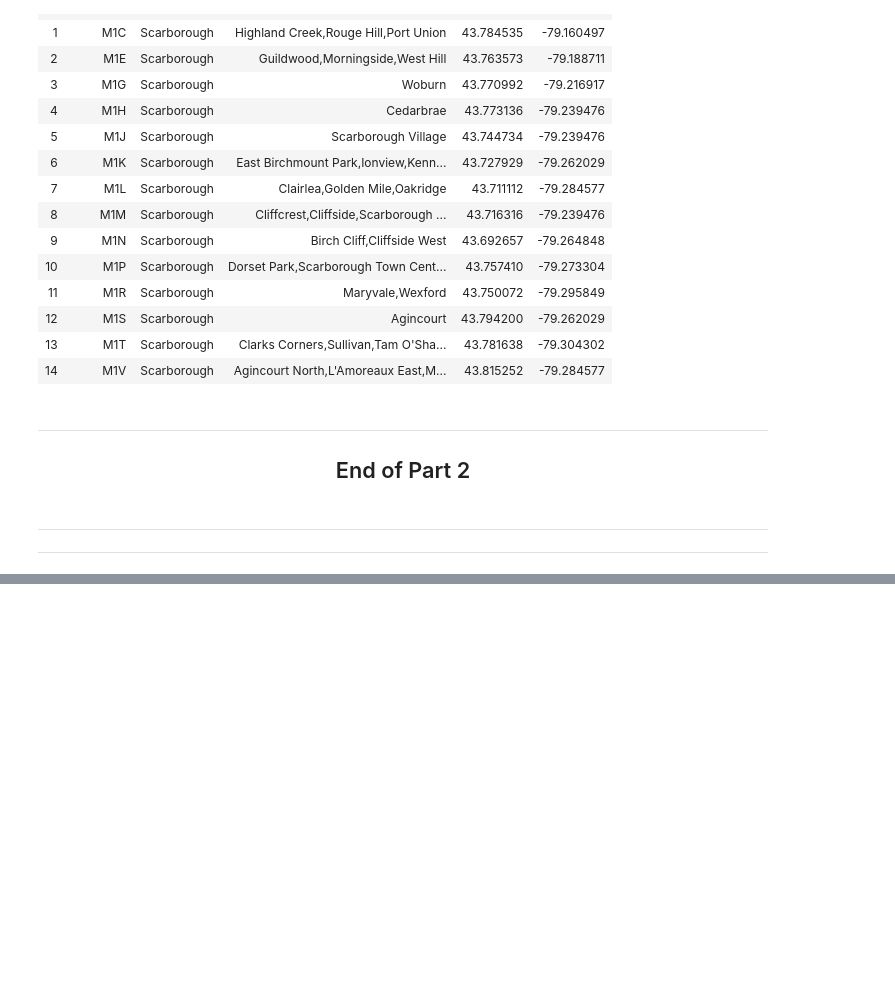
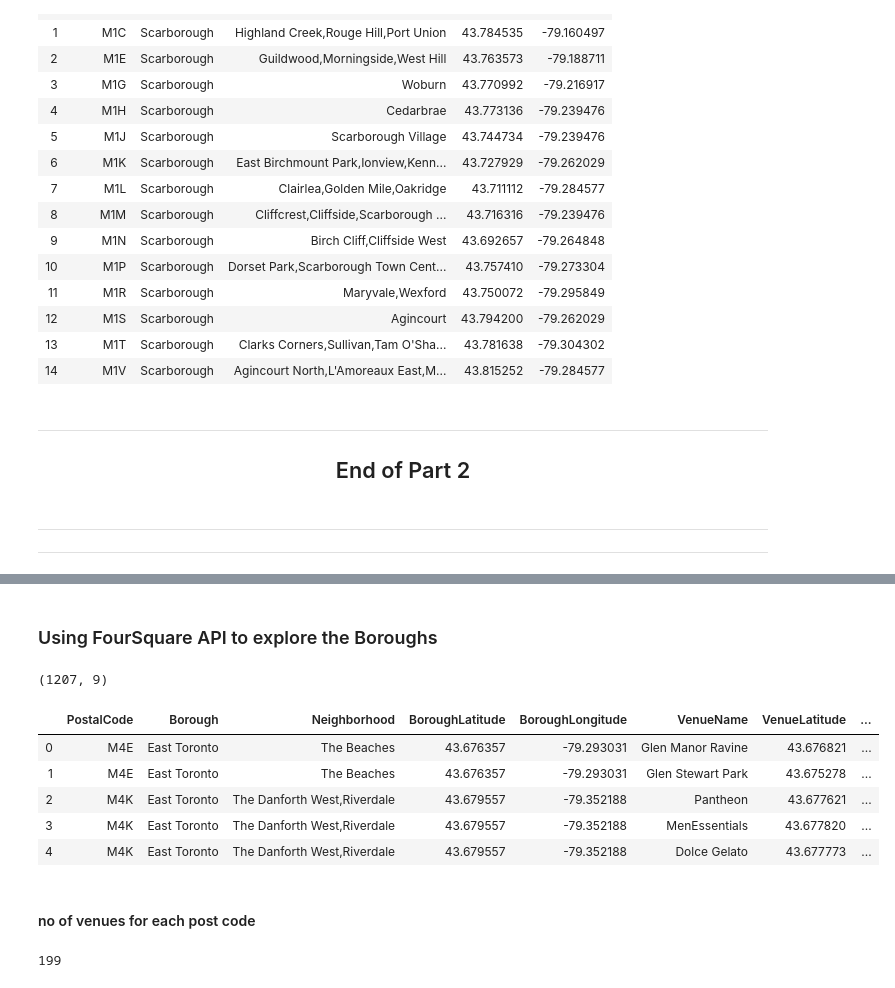
Before and after one commit to nrj101/Coursera_Capstone, a Jupyter notebook: Week-3 Toronto Neighborhoods.ipynb, the cells around one changed output, grey strips where cells are left out. Saved outputs shown, nothing was run; the diff lists cells and outputs as text; code cells hidden in the pictures; blank space fills up the shorter version.

```diff
--- a/Week-3 Toronto Neighborhoods.ipynb
+++ b/Week-3 Toronto Neighborhoods.ipynb
@@ -241,0 +265,5 @@ neighborhoods.head(15)
+# %%
+toronto_boroughs = ['East Toronto', 'Central Toronto', 'Downtown Toronto', 'West Toronto']
+toronto_df = neighborhoods[neighborhoods['Borough'].isin(toronto_boroughs)].reset_index(drop=True)
+print(toronto_df.shape)
+toronto_df.head()
@@ -241,0 +298,56 @@ neighborhoods.head(15)
+# %% [markdown]
+### Using FourSquare API to explore the Boroughs
+# %%
+CLIENT_ID = '1XFAKAXQ3VPCE0XGOYQUPLLMVNN4MAD22YAI2AX05TU22CFJ'
+
+CLIENT_SECRET = 'BJY35WO41UMWVR5F00LQPRGCFSYJKHEW5WUDBPHIQPZLVB0M'
+
+VERSION = '20150403'
+# %%
+radius = 400
+LIMIT = 80
+
+venues = []
+
+for lat, long, post, borough, neighborhood in zip(toronto_df['Latitude'], toronto_df['Longitude'], toronto_df['Postcode'], toronto_df['Borough'], toronto_df['Neighbourhood']):
+    url = "https://api.foursquare.com/v2/venues/explore?client_id={}&client_secret={}&v={}&ll={},{}&radius={}&limit={}".format(
+        CLIENT_ID,
+        CLIENT_SECRET,
+        VERSION,
+        lat,
+        long,
+        radius,
+        LIMIT)
+
+    results = requests.get(url).json()["response"]['groups'][0]['items']
+
+    for venue in results:
+        venues.append((
+            post,
+            borough,
+            neighborhood,
+            lat,
+            long,
+            venue['venue']['name'],
+            venue['venue']['location']['lat'],
+            venue['venue']['location']['lng'],
+            venue['venue']['categories'][0]['name']))
+# %%
+places_df = pd.DataFrame(venues)
+places_df.columns = ['PostalCode', 'Borough', 'Neighborhood', 'BoroughLatitude', 'BoroughLongitude', 'VenueName', 'VenueLatitude', 'VenueLongitude', 'VenueCategory']
+print(places_df.shape)
+places_df.head()
+# %% [output]
+(1207, 9)
+|  | PostalCode | Borough | Neighborhood | BoroughLatitude | BoroughLongitude | VenueName | VenueLatitude | ... |
+| 0 | M4E | East Toronto | The Beaches | 43.676357 | -79.293031 | Glen Manor Ravine | 43.676821 | ... |
+| 1 | M4E | East Toronto | The Beaches | 43.676357 | -79.293031 | Glen Stewart Park | 43.675278 | ... |
+| 2 | M4K | East Toronto | The Danforth West,Riverdale | 43.679557 | -79.352188 | Pantheon | 43.677621 | ... |
+| 3 | M4K | East Toronto | The Danforth West,Riverdale | 43.679557 | -79.352188 | MenEssentials | 43.677820 | ... |
+| 4 | M4K | East Toronto | The Danforth West,Riverdale | 43.679557 | -79.352188 | Dolce Gelato | 43.677773 | ... |
+# %% [markdown]
+#### no of venues for each post code
+# %%
+(places_df['VenueCategory'].unique()).shape[0]
+# %% [output]
+199
```
Also changed, not shown: parts of 18 cells of this notebook.
